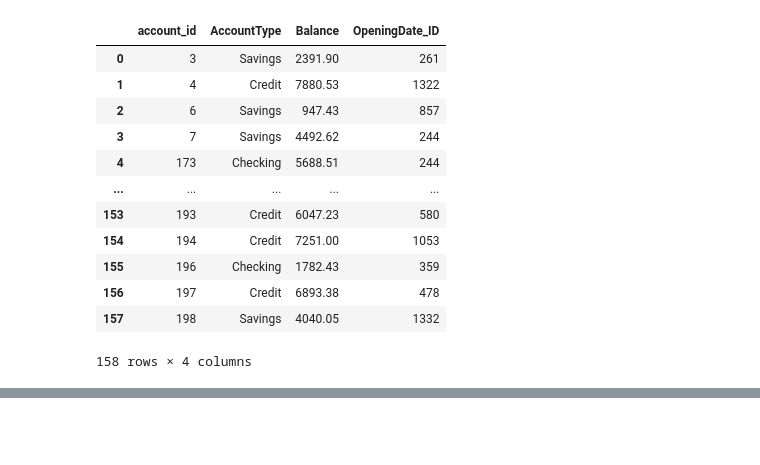
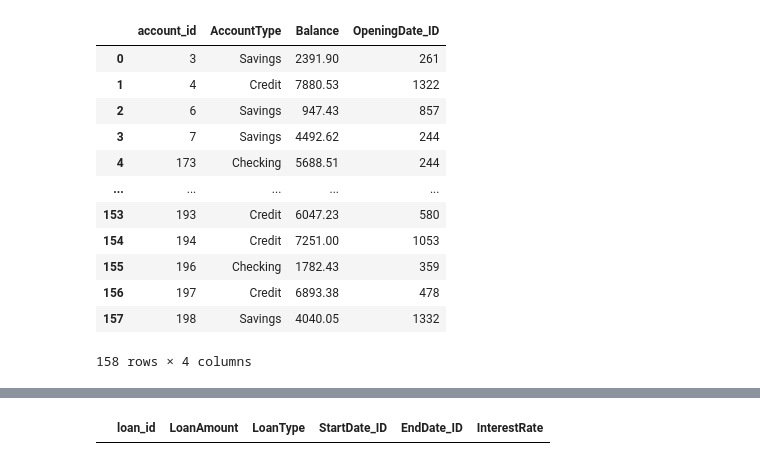
Before and after one commit to ridwanxyzcloud/Data-Modeling-_-Warehousing-and-Implementation, a Jupyter notebook: zulo bank notebook.ipynb, the cells around one changed output, grey strips where cells are left out. Drawn from its saved outputs; the diff is of its cells as text; code cells hidden in the pictures; blank space fills up the shorter version.

```diff
--- a/zulo bank notebook.ipynb
+++ b/zulo bank notebook.ipynb
@@ -259,0 +285,20 @@ account
+# %%
+# Convert 'StartDate' and 'EndDate' to datetime
+loan['StartDate'] = pd.to_datetime(loan['StartDate'])  # Full datetime
+loan['EndDate'] = pd.to_datetime(loan['EndDate'])  # Full datetime
+
+# Merge with date dimension, ensuring both sides are in datetime format
+loan = loan.merge(date_dim, left_on='StartDate', right_on='date', how='inner')\
+           .rename(columns={'date_id': 'StartDate_ID'})  # Rename to StartDate_ID
+
+# Merge for 'EndDate' with appropriate suffix to avoid duplicate column names
+loan = loan.merge(date_dim, left_on='EndDate', right_on='date', how='inner', suffixes=('', '_end'))\
+           .rename(columns={'date_id': 'EndDate_ID'})  # Rename to EndDate_ID
+
+# Select desired columns and reset index
+loan = loan.reset_index(drop=True)\
+                 [['loan_id', 'LoanAmount', 'LoanType', 'StartDate_ID', 'EndDate_ID', 'InterestRate']]
+# %%
+loan
+# %% [output]
+|  | loan_id | LoanAmount | LoanType | StartDate_ID | EndDate_ID | InterestRate |
```
Also changed, not shown: parts of 5 cells of this notebook.
